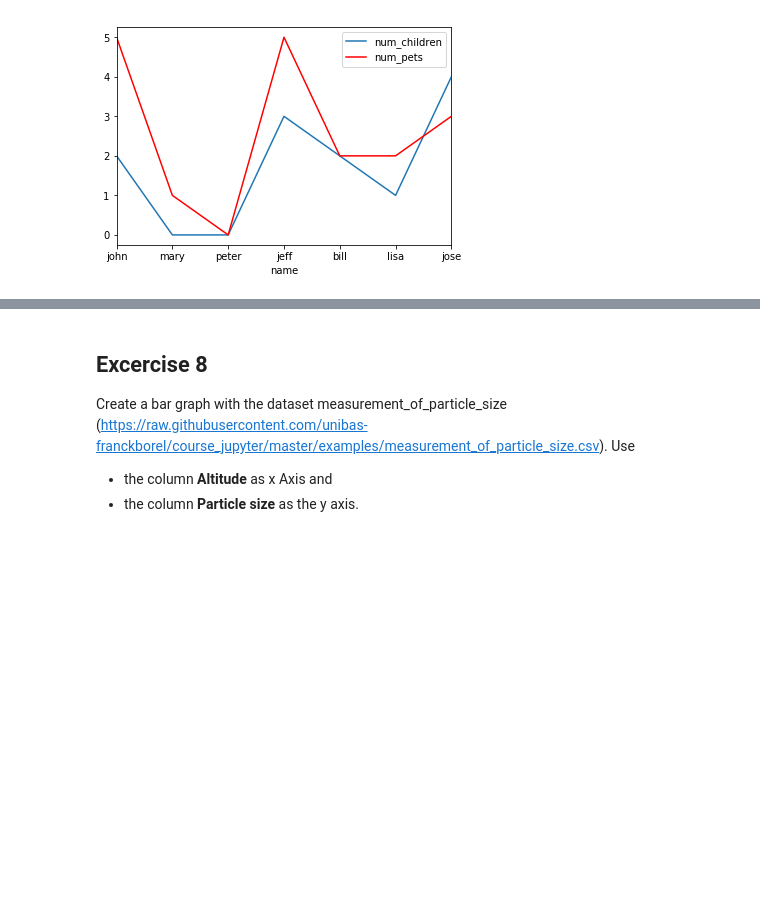
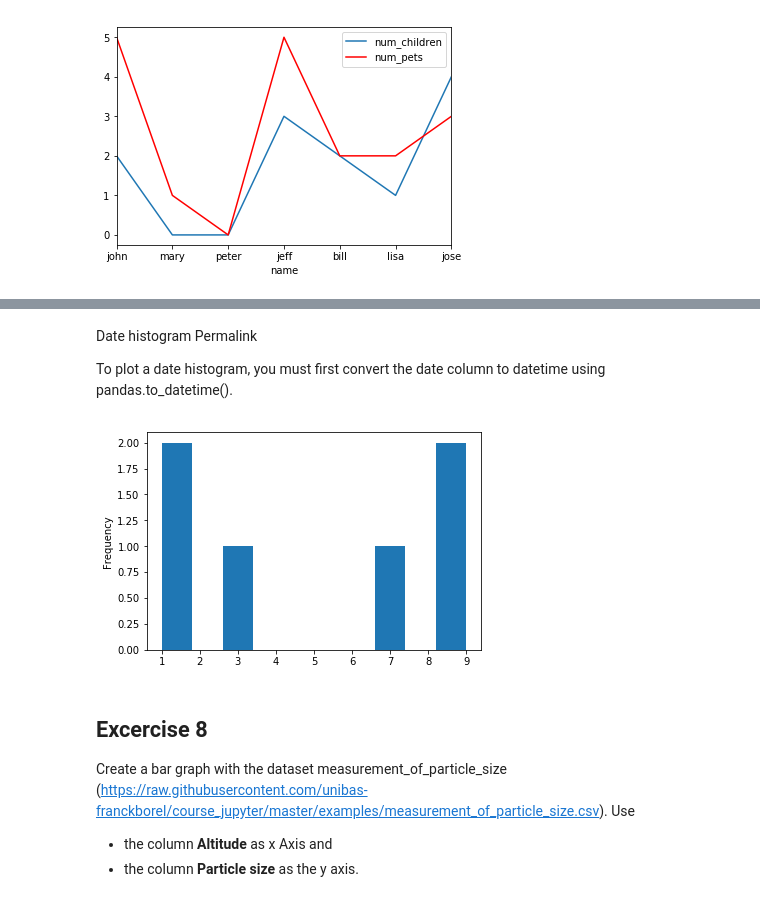
Before and after one commit to natriumoxid/course_jupyter, a Jupyter notebook: introduction_to_ipython_with_solutions.ipynb, the cells around one changed output, grey strips where cells are left out. Cells and saved outputs as stored; diff of their text form; code cells hidden in the pictures; blank space fills up the shorter version.

```diff
--- a/introduction_to_ipython_with_solutions.ipynb
+++ b/introduction_to_ipython_with_solutions.ipynb
@@ -650,3 +614,27 @@ plt.show()
+# %% [markdown]
+Date histogram
+Permalink
+
+To plot a date histogram, you must first convert the date column to datetime using pandas.to_datetime().
+# %%
+import pandas as pd
+import matplotlib.pyplot as plt
+
+df = pd.DataFrame({
+    'name':[
+        'john','lisa','peter','carl','linda','betty'
+    ],
+    'date_of_birth':[
+        '01/21/1988','03/10/1977','07/25/1999','01/22/1977','09/30/1968','09/15/1970'
+    ]
+})
+df['date_of_birth'] = pd.to_datetime(df['date_of_birth'],infer_datetime_format=True)
+
+plt.clf()
+df['date_of_birth'].map(lambda d: d.month).plot(kind='hist')
+plt.show()
+# %% [output]
+[figure, added]
 # %% [markdown]
 ## Excercise 8
 
```
Also changed, not shown: parts of 19 cells of this notebook.
